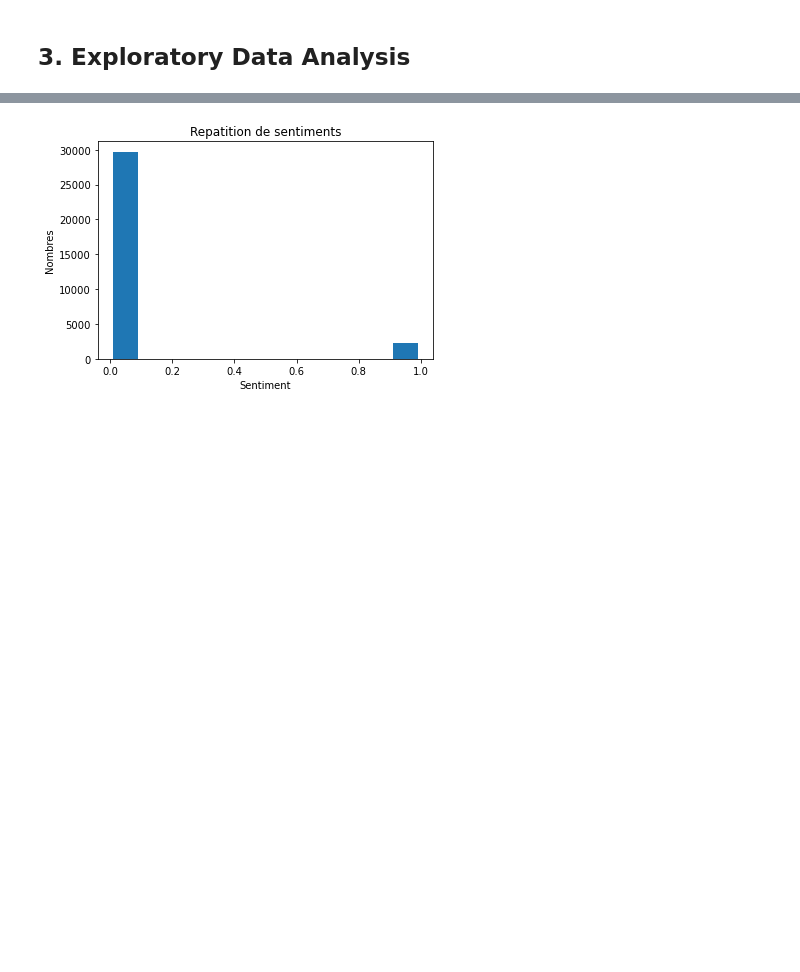
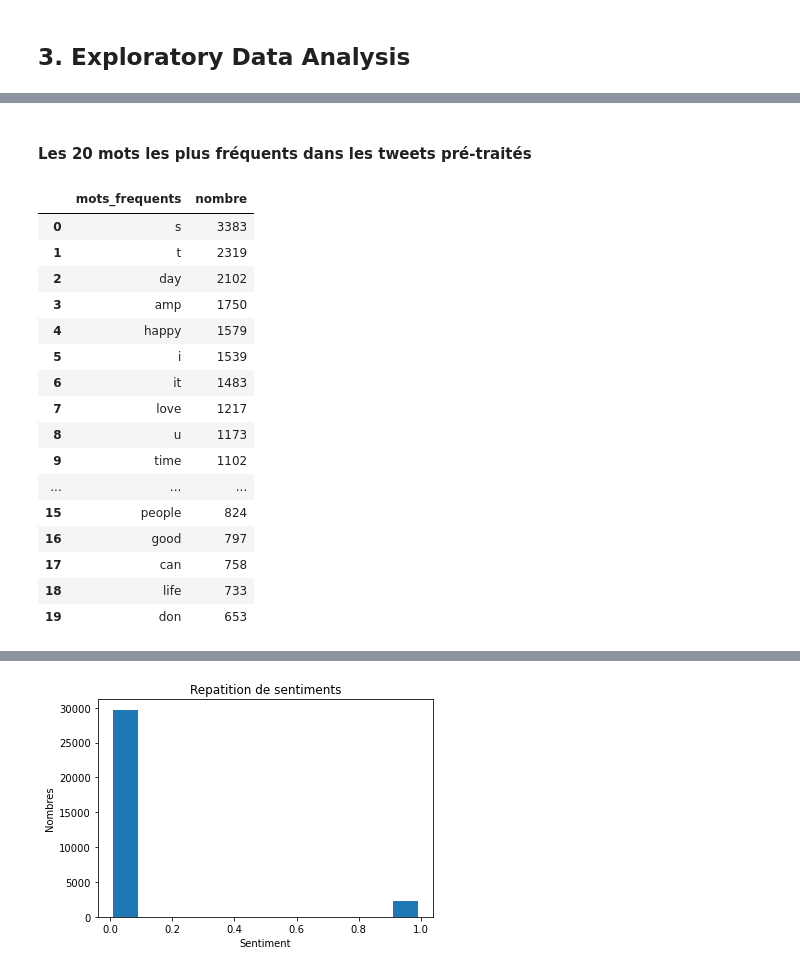
Before and after one commit to celsedarius/MasterUV, a Jupyter notebook: projet NLP/projet_nlp.ipynb, the cells around one changed output, grey strips where cells are left out. Cells and saved outputs as stored; diff of their text form; code cells hidden in the pictures; blank space fills up the shorter version.

```diff
--- a/projet NLP/projet_nlp.ipynb
+++ b/projet NLP/projet_nlp.ipynb
@@ -241,0 +315,27 @@ memory usage: 1.2+ MB
+# %% [markdown]
+#### Les 20 mots les plus fréquents dans les tweets pré-traités
+# %%
+## on utilise une colonne spécifique et on crée une dataframe temporaire temp20
+data['temp_list'] = data['tweet_cleaned'].apply(lambda x:str(x).split())
+top = Counter([item for sublist in data['temp_list'] for item in sublist])
+temp20 = pd.DataFrame(top.most_common(20))
+temp20.columns = ['mots_frequents','nombre']
+temp20.style.background_gradient(cmap='Blues')
+# %% [output]
+|  | mots_frequents | nombre |
+| 0 | s | 3383 |
+| 1 | t | 2319 |
+| 2 | day | 2102 |
+| 3 | amp | 1750 |
+| 4 | happy | 1579 |
+| 5 | i | 1539 |
+| 6 | it | 1483 |
+| 7 | love | 1217 |
+| 8 | u | 1173 |
+| 9 | time | 1102 |
+| ... | ... | ... |
+| 15 | people | 824 |
+| 16 | good | 797 |
+| 17 | can | 758 |
+| 18 | life | 733 |
+| 19 | don | 653 |
```
Also changed, not shown: parts of 32 cells of this notebook.
